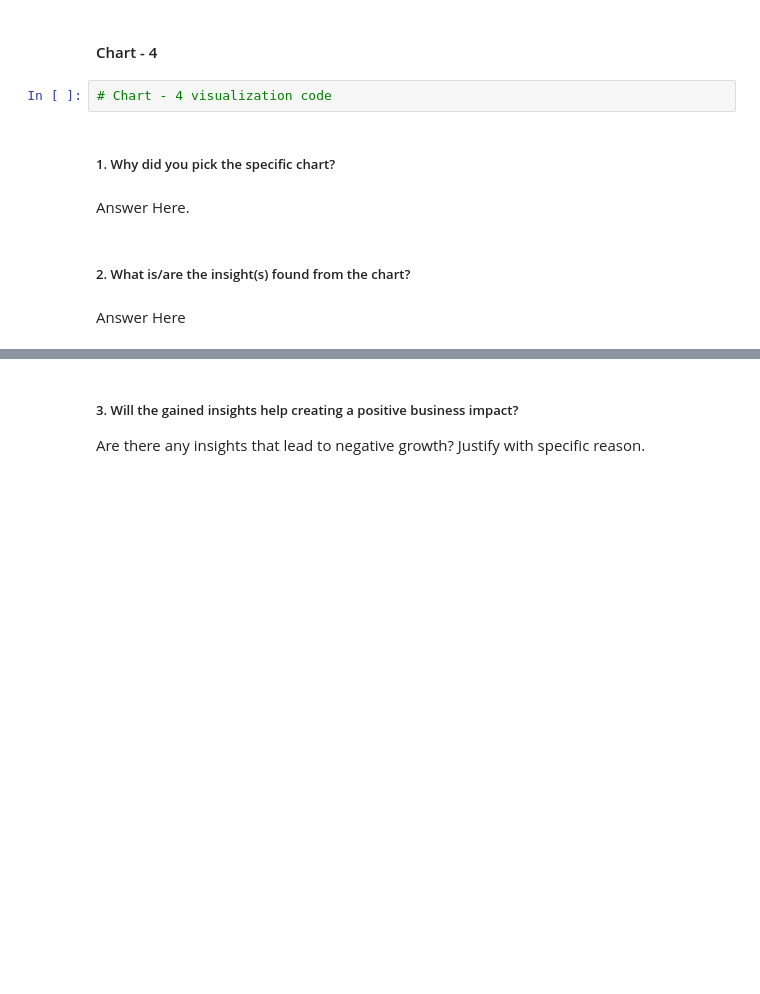
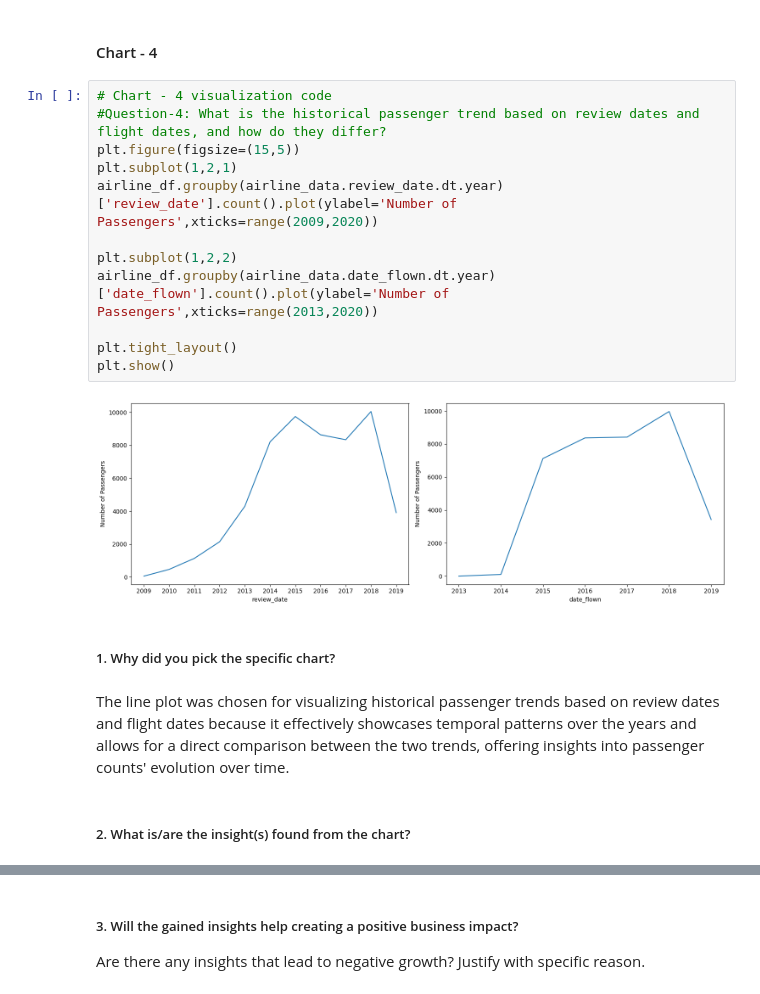
Before and after one commit to rashmi0852/Airline_Passenger_Refferal_Prediction, a Jupyter notebook: Airline_Referal.ipynb, the cells around one changed output, grey strips where cells are left out. Saved outputs shown, nothing was run; the diff lists cells and outputs as text; blank space fills up the shorter version.

```diff
--- a/Airline_Referal.ipynb
+++ b/Airline_Referal.ipynb
@@ -576,12 +710,22 @@ Answer Here
 # %% [markdown]
 #### Chart - 4
-# %%
-# Chart - 4 visualization code
+# %%
+# Chart - 4 visualization code
+#Question-4: What is the historical passenger trend based on review dates and flight dates, and how do they differ?
+plt.figure(figsize=(15,5))
+plt.subplot(1,2,1)
+airline_df.groupby(airline_data.review_date.dt.year)['review_date'].count().plot(ylabel='Number of Passengers',xticks=range(2009,2020))
+
+plt.subplot(1,2,2)
+airline_df.groupby(airline_data.date_flown.dt.year)['date_flown'].count().plot(ylabel='Number of Passengers',xticks=range(2013,2020))
+
+plt.tight_layout()
+plt.show()
+# %% [output]
+[figure, added]
 # %% [markdown]
 ##### 1. Why did you pick the specific chart?
-# %% [markdown]
-Answer Here.
+# %% [markdown]
+The line plot was chosen for visualizing historical passenger trends based on review dates and flight dates because it effectively showcases temporal patterns over the years and allows for a direct comparison between the two trends, offering insights into passenger counts' evolution over time.
 # %% [markdown]
 ##### 2. What is/are the insight(s) found from the chart?
-# %% [markdown]
-Answer Here
```
Also changed, not shown: parts of 68 cells of this notebook.
